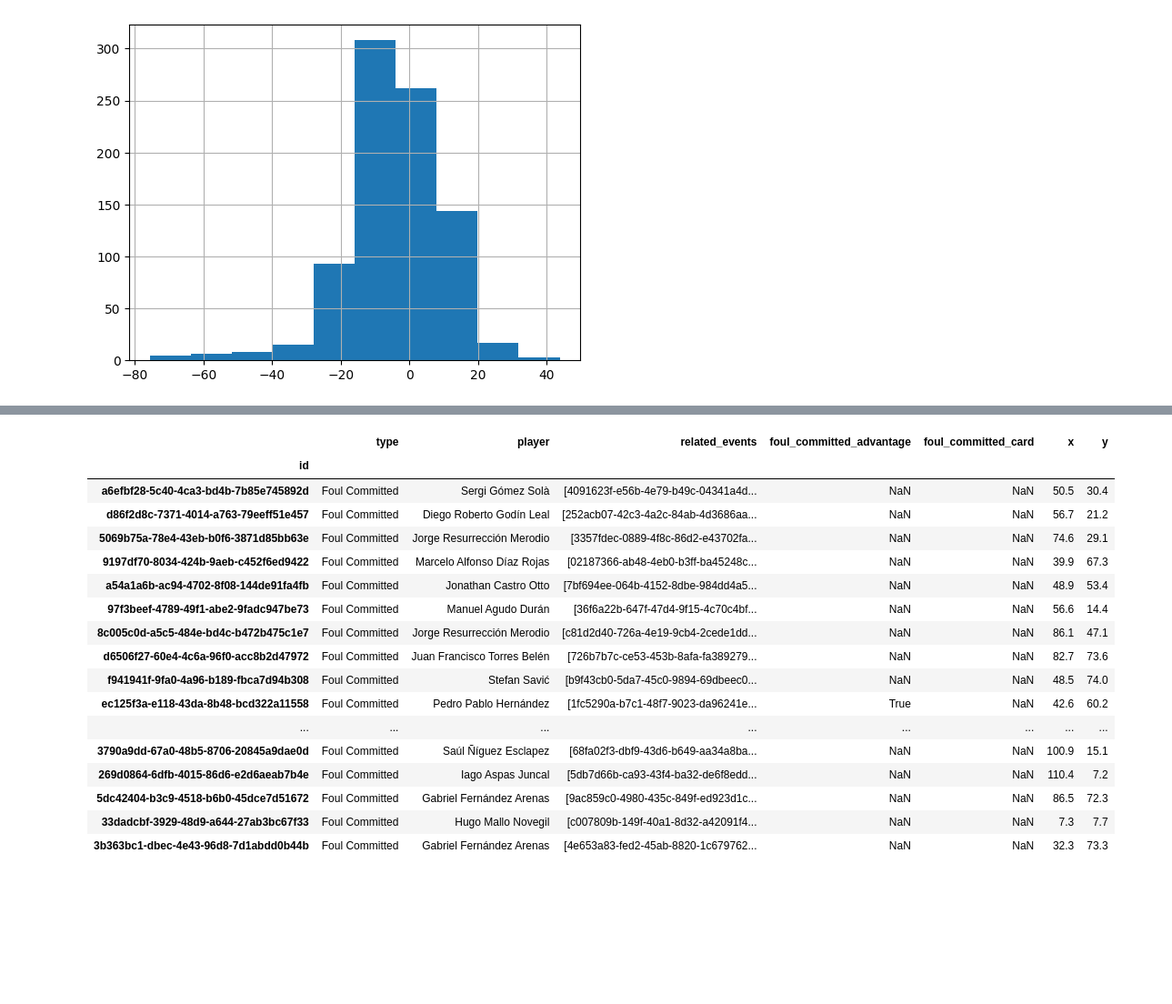
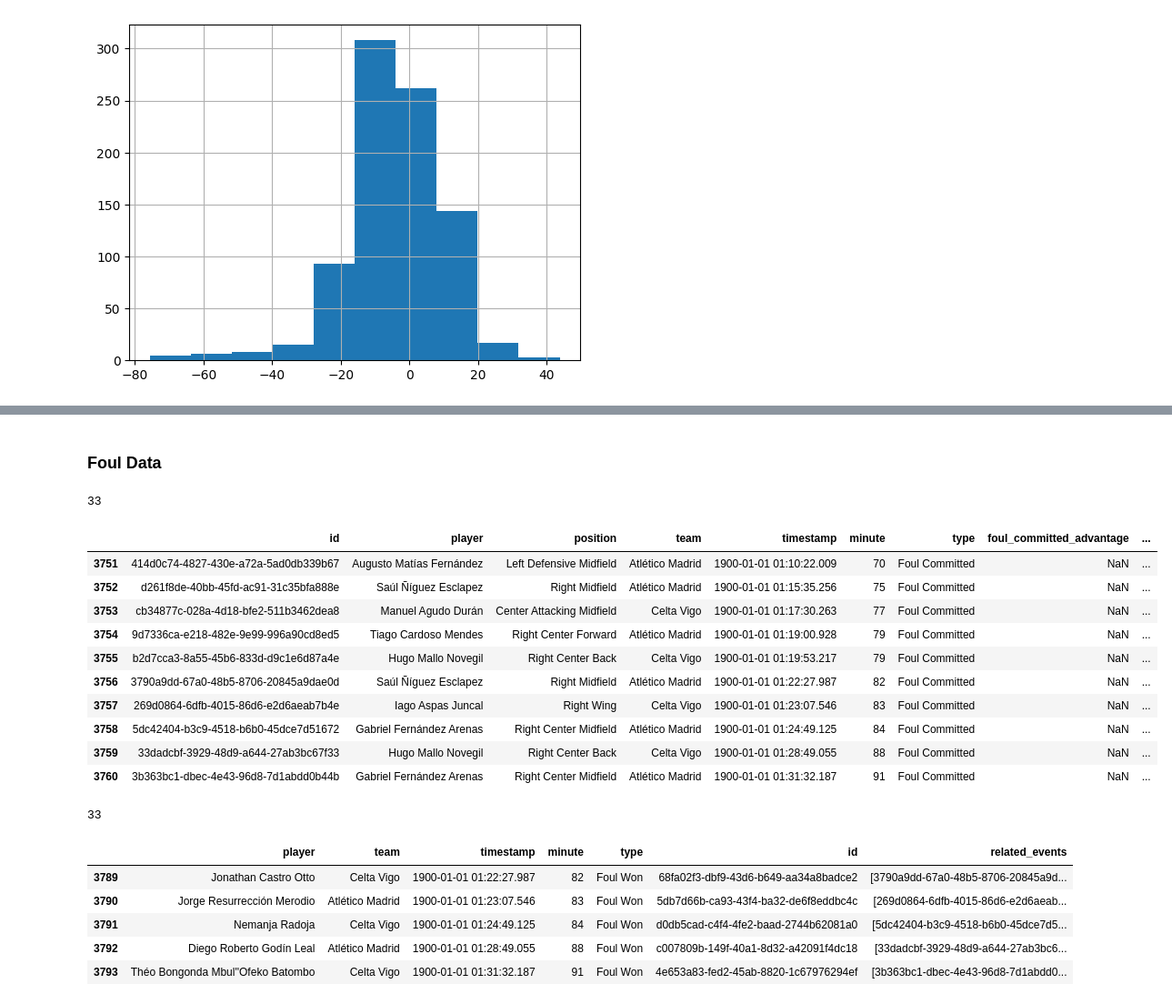
Before and after one commit to emirsglm/Bitirme, a Jupyter notebook: dataprep.ipynb, the cells around one changed output, grey strips where cells are left out. Shown: that part at 91% size. Cells and saved outputs as stored; diff of their text form; code cells hidden in the pictures; blank space fills up the shorter version.

```diff
--- a/dataprep.ipynb
+++ b/dataprep.ipynb
@@ -95,0 +303,3 @@ events_df
+# %%
+player_df = players.set_index("position").join(positions_df.set_index("Position Name"),how="left").reset_index()
+player_df
@@ -95,0 +324,6 @@ events_df
+# %%
+player_df.drop(columns=["Position Number"],inplace=True)
+player_df.drop(columns=["Position Abbreviation"],inplace=True)
+
+#player_df.rename(columns={"Position Abbreviation": "position_abbreviaiton_most_played"},inplace=True)
+player_df.sort_values("player")
@@ -95,0 +348,3 @@ events_df
+# %%
+events_df = events_df.set_index("player").join(player_df.set_index("player"),how="left",rsuffix="_most_played").reset_index()
+events_df[["player","position","position_most_played"]]
@@ -97,3 +368,10 @@ events_df
 #separate start and end locations from coordinates
 events_df[['x', 'y']] = events_df['location'].apply(pd.Series)
 events_df[['pass_end_x', 'pass_end_y']] = events_df['pass_end_location'].apply(pd.Series)
+# %%
+
+passes = events_df[(events_df.type=="Pass")]
+passes = passes[passes["pass_outcome"] != "Injury Clearance"]
+events_df = events_df[((events_df.type=="Pass")&(events_df["pass_outcome"] == "Injury Clearance"))|(events_df.type!="Pass")]
+
+passes
@@ -339,23 +652,33 @@ passes_M[passes_M["player"]=="Antoine Griezmann"][columns_to_use]
+# %% [markdown]
+### Foul Data
 # %%
-foul_commited = events_df[(events_df.type=="Foul Committed")][["id","type","player","related_events","foul_committed_advantage","foul_committed_card","x","y"]].set_index("id")
-foul_commited
+foul_commited = events_df[(events_df.type=="Foul Committed")][["id","player","position","team","timestamp","minute","type","foul_committed_advantage","foul_committed_card","x","y"]]
+
+print(foul_commited.shape[0])
+foul_commited.tail(10)
 # %% [output]
+33
-|  | type | player | related_events | foul_committed_advantage | foul_committed_card | x | y |
-| id |  |  |  |  |  |  |  |
-| a6efbf28-5c40-4ca3-bd4b-7b85e745892d | Foul Committed | Sergi Gómez Solà | [4091623f-e56b-4e79-b49c-04341a4d... | NaN | NaN | 50.5 | 30.4 |
-| d86f2d8c-7371-4014-a763-79eeff51e457 | Foul Committed | Diego Roberto Godín Leal | [252acb07-42c3-4a2c-84ab-4d3686aa... | NaN | NaN | 56.7 | 21.2 |
-| 5069b75a-78e4-43eb-b0f6-3871d85bb63e | Foul Committed | Jorge Resurrección Merodio | [3357fdec-0889-4f8c-86d2-e43702fa... | NaN | NaN | 74.6 | 29.1 |
-| 9197df70-8034-424b-9aeb-c452f6ed9422 | Foul Committed | Marcelo Alfonso Díaz Rojas | [02187366-ab48-4eb0-b3ff-ba45248c... | NaN | NaN | 39.9 | 67.3 |
-| a54a1a6b-ac94-4702-8f08-144de91fa4fb | Foul Committed | Jonathan Castro Otto | [7bf694ee-064b-4152-8dbe-984dd4a5... | NaN | NaN | 48.9 | 53.4 |
-| 97f3beef-4789-49f1-abe2-9fadc947be73 | Foul Committed | Manuel Agudo Durán | [36f6a22b-647f-47d4-9f15-4c70c4bf... | NaN | NaN | 56.6 | 14.4 |
-| 8c005c0d-a5c5-484e-bd4c-b472b475c1e7 | Foul Committed | Jorge Resurrección Merodio | [c81d2d40-726a-4e19-9cb4-2cede1dd... | NaN | NaN | 86.1 | 47.1 |
-| d6506f27-60e4-4c6a-96f0-acc8b2d47972 | Foul Committed | Juan Francisco Torres Belén | [726b7b7c-ce53-453b-8afa-fa389279... | NaN | NaN | 82.7 | 73.6 |
-| f941941f-9fa0-4a96-b189-fbca7d94b308 | Foul Committed | Stefan Savić | [b9f43cb0-5da7-45c0-9894-69dbeec0... | NaN | NaN | 48.5 | 74.0 |
-| ec125f3a-e118-43da-8b48-bcd322a11558 | Foul Committed | Pedro Pablo Hernández | [1fc5290a-b7c1-48f7-9023-da96241e... | True | NaN | 42.6 | 60.2 |
-| ... | ... | ... | ... | ... | ... | ... | ... |
-| 3790a9dd-67a0-48b5-8706-20845a9dae0d | Foul Committed | Saúl Ñíguez Esclapez | [68fa02f3-dbf9-43d6-b649-aa34a8ba... | NaN | NaN | 100.9 | 15.1 |
-| 269d0864-6dfb-4015-86d6-e2d6aeab7b4e | Foul Committed | Iago Aspas Juncal | [5db7d66b-ca93-43f4-ba32-de6f8edd... | NaN | NaN | 110.4 | 7.2 |
-| 5dc42404-b3c9-4518-b6b0-45dce7d51672 | Foul Committed | Gabriel Fernández Arenas | [9ac859c0-4980-435c-849f-ed923d1c... | NaN | NaN | 86.5 | 72.3 |
-| 33dadcbf-3929-48d9-a644-27ab3bc67f33 | Foul Committed | Hugo Mallo Novegil | [c007809b-149f-40a1-8d32-a42091f4... | NaN | NaN | 7.3 | 7.7 |
-| 3b363bc1-dbec-4e43-96d8-7d1abdd0b44b | Foul Committed | Gabriel Fernández Arenas | [4e653a83-fed2-45ab-8820-1c679762... | NaN | NaN | 32.3 | 73.3 |
+|  | id | player | position | team | timestamp | minute | type | foul_committed_advantage | ... |
+| 3751 | 414d0c74-4827-430e-a72a-5ad0db339b67 | Augusto Matías Fernández | Left Defensive Midfield | Atlético Madrid | 1900-01-01 01:10:22.009 | 70 | Foul Committed | NaN | ... |
+| 3752 | d261f8de-40bb-45fd-ac91-31c35bfa888e | Saúl Ñíguez Esclapez | Right Midfield | Atlético Madrid | 1900-01-01 01:15:35.256 | 75 | Foul Committed | NaN | ... |
+| 3753 | cb34877c-028a-4d18-bfe2-511b3462dea8 | Manuel Agudo Durán | Center Attacking Midfield | Celta Vigo | 1900-01-01 01:17:30.263 | 77 | Foul Committed | NaN | ... |
+| 3754 | 9d7336ca-e218-482e-9e99-996a90cd8ed5 | Tiago Cardoso Mendes | Right Center Forward | Atlético Madrid | 1900-01-01 01:19:00.928 | 79 | Foul Committed | NaN | ... |
+| 3755 | b2d7cca3-8a55-45b6-833d-d9c1e6d87a4e | Hugo Mallo Novegil | Right Center Back | Celta Vigo | 1900-01-01 01:19:53.217 | 79 | Foul Committed | NaN | ... |
+| 3756 | 3790a9dd-67a0-48b5-8706-20845a9dae0d | Saúl Ñíguez Esclapez | Right Midfield | Atlético Madrid | 1900-01-01 01:22:27.987 | 82 | Foul Committed | NaN | ... |
+| 3757 | 269d0864-6dfb-4015-86d6-e2d6aeab7b4e | Iago Aspas Juncal | Right Wing | Celta Vigo | 1900-01-01 01:23:07.546 | 83 | Foul Committed | NaN | ... |
+| 3758 | 5dc42404-b3c9-4518-b6b0-45dce7d51672 | Gabriel Fernández Arenas | Right Center Midfield | Atlético Madrid | 1900-01-01 01:24:49.125 | 84 | Foul Committed | NaN | ... |
+| 3759 | 33dadcbf-3929-48d9-a644-27ab3bc67f33 | Hugo Mallo Novegil | Right Center Back | Celta Vigo | 1900-01-01 01:28:49.055 | 88 | Foul Committed | NaN | ... |
+| 3760 | 3b363bc1-dbec-4e43-96d8-7d1abdd0b44b | Gabriel Fernández Arenas | Right Center Midfield | Atlético Madrid | 1900-01-01 01:31:32.187 | 91 | Foul Committed | NaN | ... |
+# %%
+fouls = events_df[(events_df["type"]=="Foul Won")]
+print(fouls.shape[0])
+fouls[["player","team","timestamp","minute","type","id","related_events"]].tail(5)
+# %% [output]
+33
+|  | player | team | timestamp | minute | type | id | related_events |
+| 3789 | Jonathan Castro Otto | Celta Vigo | 1900-01-01 01:22:27.987 | 82 | Foul Won | 68fa02f3-dbf9-43d6-b649-aa34a8badce2 | [3790a9dd-67a0-48b5-8706-20845a9d... |
+| 3790 | Jorge Resurrección Merodio | Atlético Madrid | 1900-01-01 01:23:07.546 | 83 | Foul Won | 5db7d66b-ca93-43f4-ba32-de6f8eddbc4c | [269d0864-6dfb-4015-86d6-e2d6aeab... |
+| 3791 | Nemanja Radoja | Celta Vigo | 1900-01-01 01:24:49.125 | 84 | Foul Won | d0db5cad-c4f4-4fe2-baad-2744b62081a0 | [5dc42404-b3c9-4518-b6b0-45dce7d5... |
+| 3792 | Diego Roberto Godín Leal | Atlético Madrid | 1900-01-01 01:28:49.055 | 88 | Foul Won | c007809b-149f-40a1-8d32-a42091f4dc18 | [33dadcbf-3929-48d9-a644-27ab3bc6... |
+| 3793 | Théo Bongonda Mbul''Ofeko Batombo | Celta Vigo | 1900-01-01 01:31:32.187 | 91 | Foul Won | 4e653a83-fed2-45ab-8820-1c67976294ef | [3b363bc1-dbec-4e43-96d8-7d1abdd0... |
 # %%
```
Also changed, not shown: parts of 51 cells of this notebook, 4 other files.
